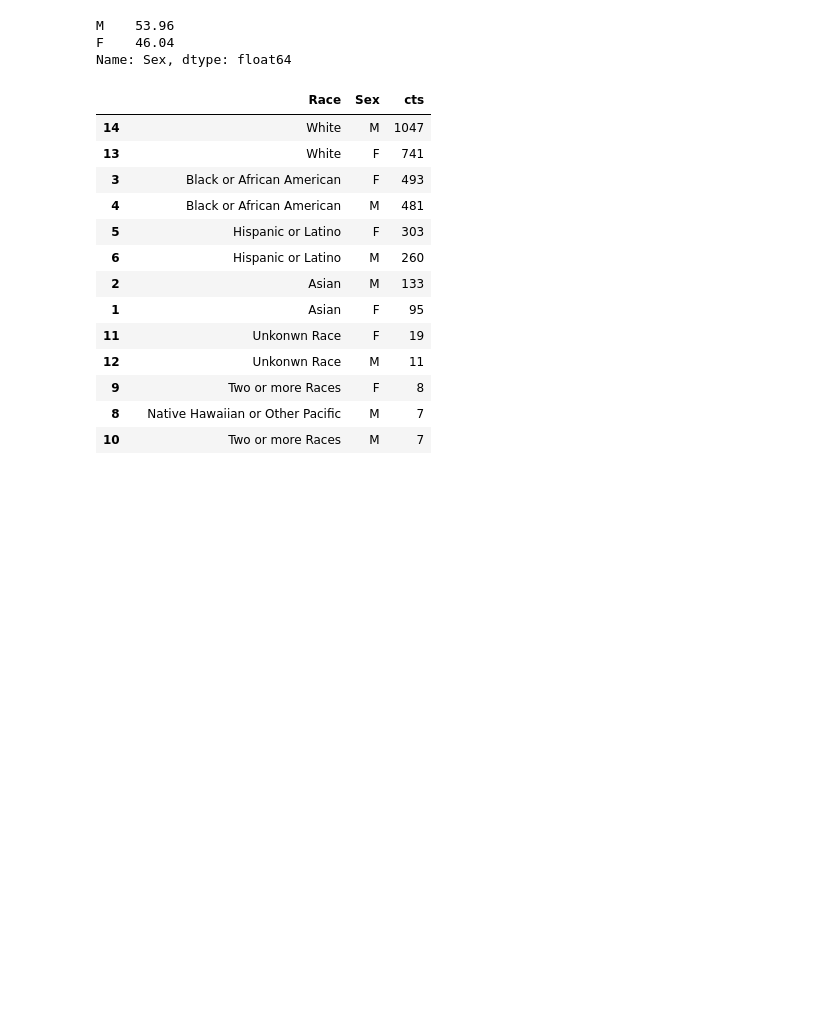
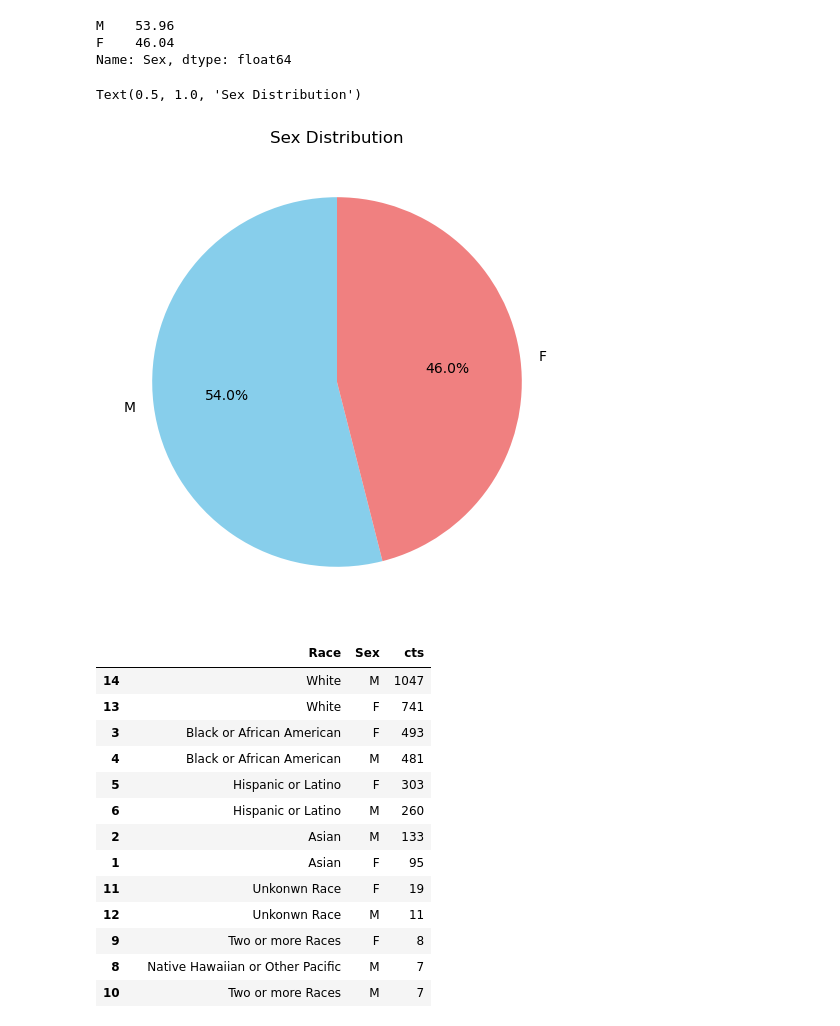
Before and after one commit to bin43256/100DatasetsChallenge, a Jupyter notebook: Employee+Demographics.ipynb, the cells around one changed output. Cells and saved outputs as stored; diff of their text form; code cells hidden in the pictures; blank space fills up the shorter version.

```diff
--- a/Employee+Demographics.ipynb
+++ b/Employee+Demographics.ipynb
@@ -69,6 +69,20 @@ sex_percentages
 M    53.96
 F    46.04
 Name: Sex, dtype: float64
+# %%
+sex_percentages.plot(
+    kind='pie',
+    autopct='%1.1f%%',
+    startangle=90 ,
+    colors=['skyblue', 'lightcoral'],
+    labels=sex_percentages.index,
+    figsize=(6, 6)
+)
+plt.ylabel('')
+plt.title('Sex Distribution')
+# %% [output]
+Text(0.5, 1.0, 'Sex Distribution')
+[figure, added]
 # %%
 race_sex_cts = df.groupby(['Race','Sex']).size().reset_index(name='cts').sort_values(by='cts',ascending= False)
 race_sex_cts
```
Also changed, not shown: parts of 8 cells of this notebook, 2 other files.
